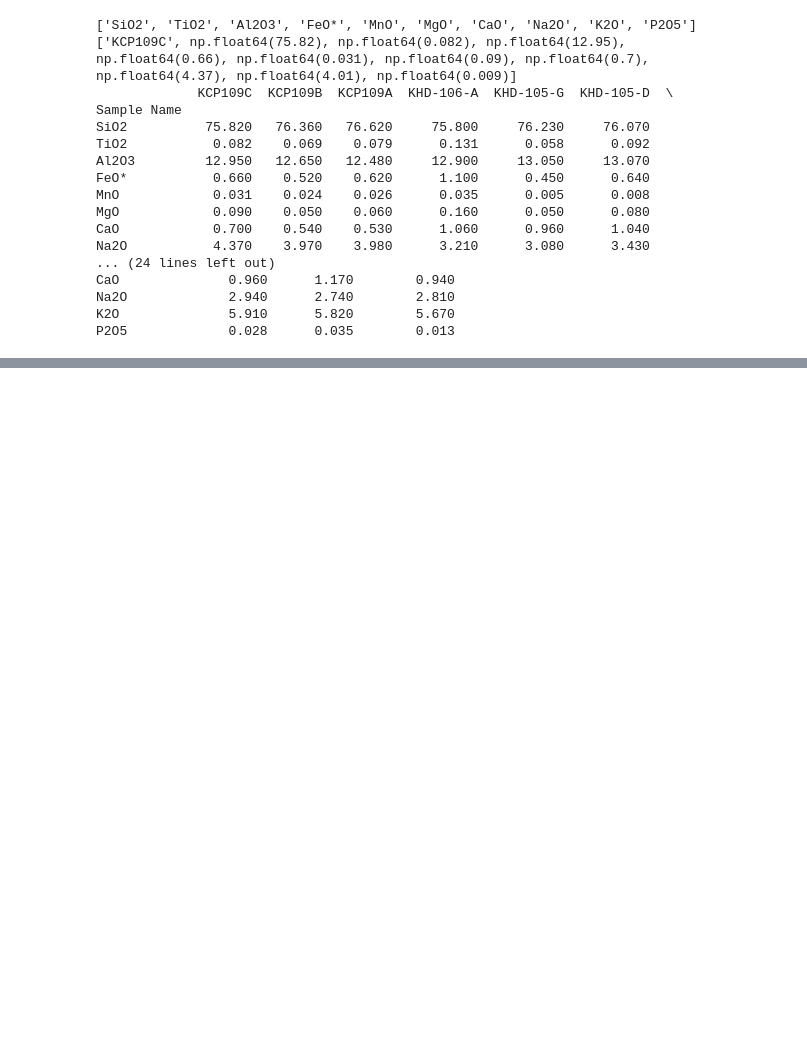
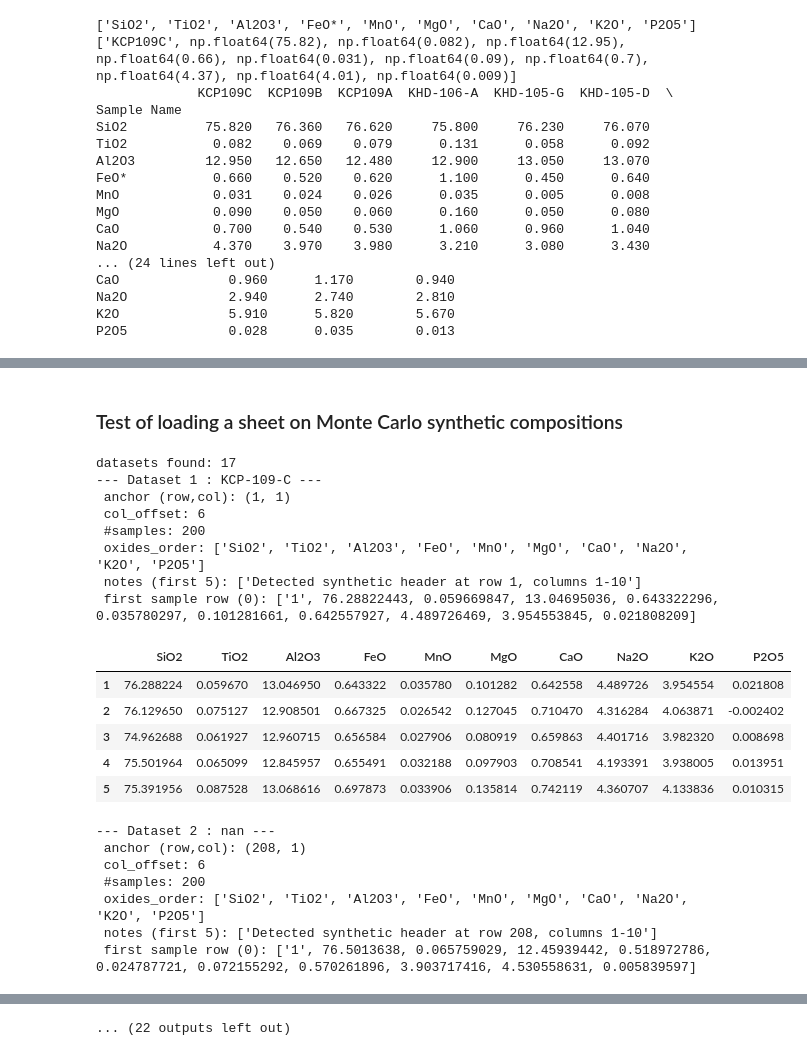
Before and after one commit to astromarb/sci-cluster, a Jupyter notebook: ActiveNotebooks/Aplites_W.N..ipynb, the cells around one changed output, grey strips where cells are left out. Drawn from its saved outputs; the diff is of its cells as text; code cells hidden in the pictures; blank space fills up the shorter version.

```diff
--- a/ActiveNotebooks/Aplites_W.N..ipynb
+++ b/ActiveNotebooks/Aplites_W.N..ipynb
@@ -77,0 +69,79 @@ DATASETS ARE EQUAL! REJOICE!
+# %% [markdown]
+### Test of loading a sheet on Monte Carlo synthetic compositions
+# %%
+# import (either direct submodule import or package-level import now that we exported it)
+from sci_helpers.stacked_to_samples import stacked_file_to_wrangled, merge_wrangled_results
+
+path = r"C:\Users\marvi\PycharmProjects\sci-cluster\sci-cluster\sci-data\Aplites_XRF_data\MonteCarlo_synthetic_compositions.csv"
+
+# Proper multi-line call (no inline comments inside the parentheses)
+results = stacked_file_to_wrangled(
+    path,
+    anchor='SiO2',
+    skip_first_cols=6,        # skip left A..F metadata -> start at G
+    synthetic_rows=200,       # take 200 rows after each synthetic header
+    auto_detect_skip=False,
+    blank_row_tolerance=50
+)
+
+# iterate all detected stacked datasets and show them
+import os
+from IPython.display import display
+
+print("datasets found:", len(results))
+
+dataset_frames = {}  # name -> df (with sample names as index)
+for i, ds in enumerate(results, start=1):
+    # name from Tab Names column (or fallback)
+    raw_name = ds.get('dataset_name')
+    name = raw_name if raw_name and raw_name.strip() else f'dataset_{i}'
+    samples = ds.get('samples_list', [])
+    oxides = ds.get('oxides_order', [])
+    notes = ds.get('notes', [])
+
+    print(f"--- Dataset {i} : {name} ---")
+    print(" anchor (row,col):", ds.get('anchor'))
+    print(" col_offset:", ds.get('col_offset'))
+    print(" #samples:", len(samples))
+    print(" oxides_order:", oxides)
+    print(" notes (first 5):", notes[:5])
+    if samples:
+        print(" first sample row (0):", samples[0])
+    else:
+        print(" (no samples found)")
+
+    # Build a tidy DataFrame view for this dataset and display it
+    df_block = ds.get('df')
+    try:
+        # set index from samples_list sample names (preserve order)
+        sample_index = [str(s[0]) for s in samples]
+        df_view = df_block.copy()
+        df_view.index = sample_index
+    except Exception:
+        df_view = df_block.copy()
+    display(df_view.head())
+
+    # store for later merging/export
+    dataset_frames[name] = df_view
+# %% [output]
+datasets found: 17
+--- Dataset 1 : KCP-109-C ---
+ anchor (row,col): (1, 1)
+ col_offset: 6
+ #samples: 200
+ oxides_order: ['SiO2', 'TiO2', 'Al2O3', 'FeO', 'MnO', 'MgO', 'CaO', 'Na2O', 'K2O', 'P2O5']
+ notes (first 5): ['Detected synthetic header at row 1, columns 1-10']
+ first sample row (0): ['1', 76.28822443, 0.059669847, 13.04695036, 0.643322296, 0.035780297, 0.101281661, 0.642557927, 4.489726469, 3.954553845, 0.021808209]
+|  | SiO2 | TiO2 | Al2O3 | FeO | MnO | MgO | CaO | Na2O | K2O | P2O5 |
+| 1 | 76.288224 | 0.059670 | 13.046950 | 0.643322 | 0.035780 | 0.101282 | 0.642558 | 4.489726 | 3.954554 | 0.021808 |
+| 2 | 76.129650 | 0.075127 | 12.908501 | 0.667325 | 0.026542 | 0.127045 | 0.710470 | 4.316284 | 4.063871 | -0.002402 |
+| 3 | 74.962688 | 0.061927 | 12.960715 | 0.656584 | 0.027906 | 0.080919 | 0.659863 | 4.401716 | 3.982320 | 0.008698 |
+| 4 | 75.501964 | 0.065099 | 12.845957 | 0.655491 | 0.032188 | 0.097903 | 0.708541 | 4.193391 | 3.938005 | 0.013951 |
+| 5 | 75.391956 | 0.087528 | 13.068616 | 0.697873 | 0.033906 | 0.135814 | 0.742119 | 4.360707 | 4.133836 | 0.010315 |
+--- Dataset 2 : nan ---
+ anchor (row,col): (208, 1)
+ col_offset: 6
+ #samples: 200
+ oxides_order: ['SiO2', 'TiO2', 'Al2O3', 'FeO', 'MnO', 'MgO', 'CaO', 'Na2O', 'K2O', 'P2O5']
+ notes (first 5): ['Detected synthetic header at row 208, columns 1-10']
+ first sample row (0): ['1', 76.5013638, 0.065759029, 12.45939442, 0.518972786, 0.024787721, 0.072155292, 0.570261896, 3.903717416, 4.530558631, 0.005839597]
@@ -77,0 +206 @@ DATASETS ARE EQUAL! REJOICE!
+... (22 outputs left out)
```
Also changed, not shown: parts of 6 cells of this notebook, 5 other files.
